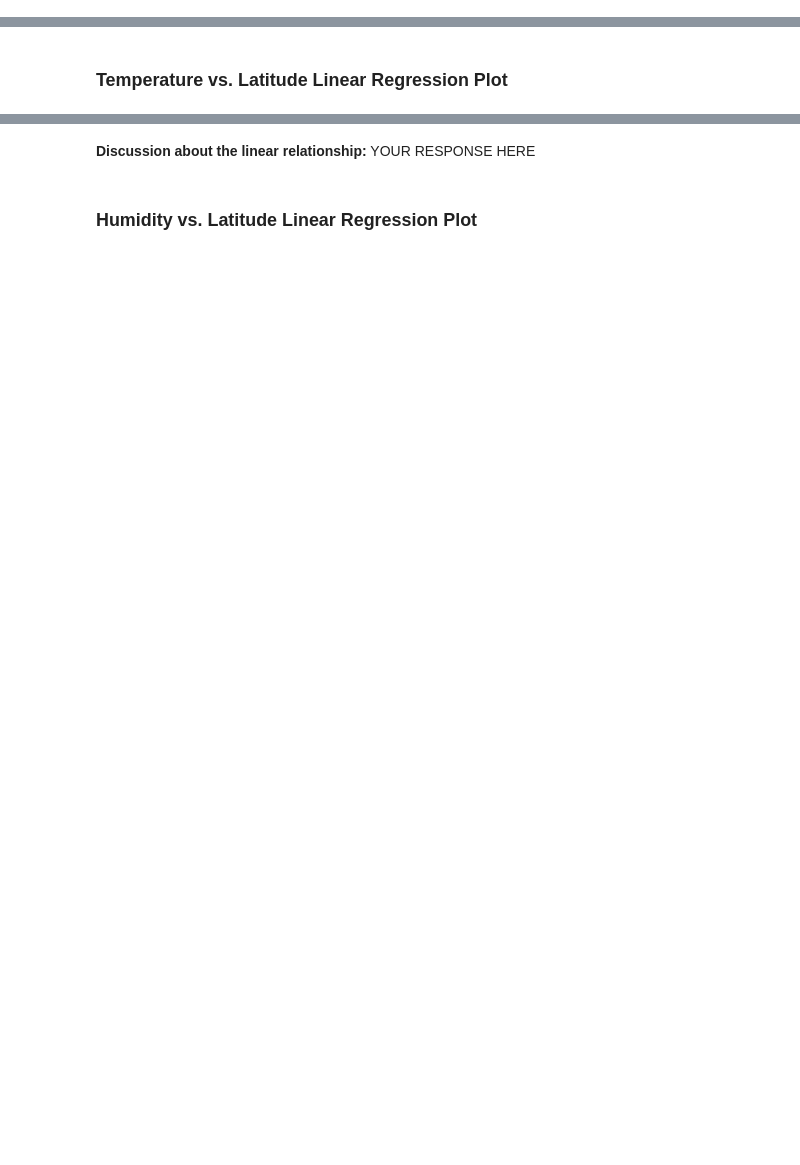
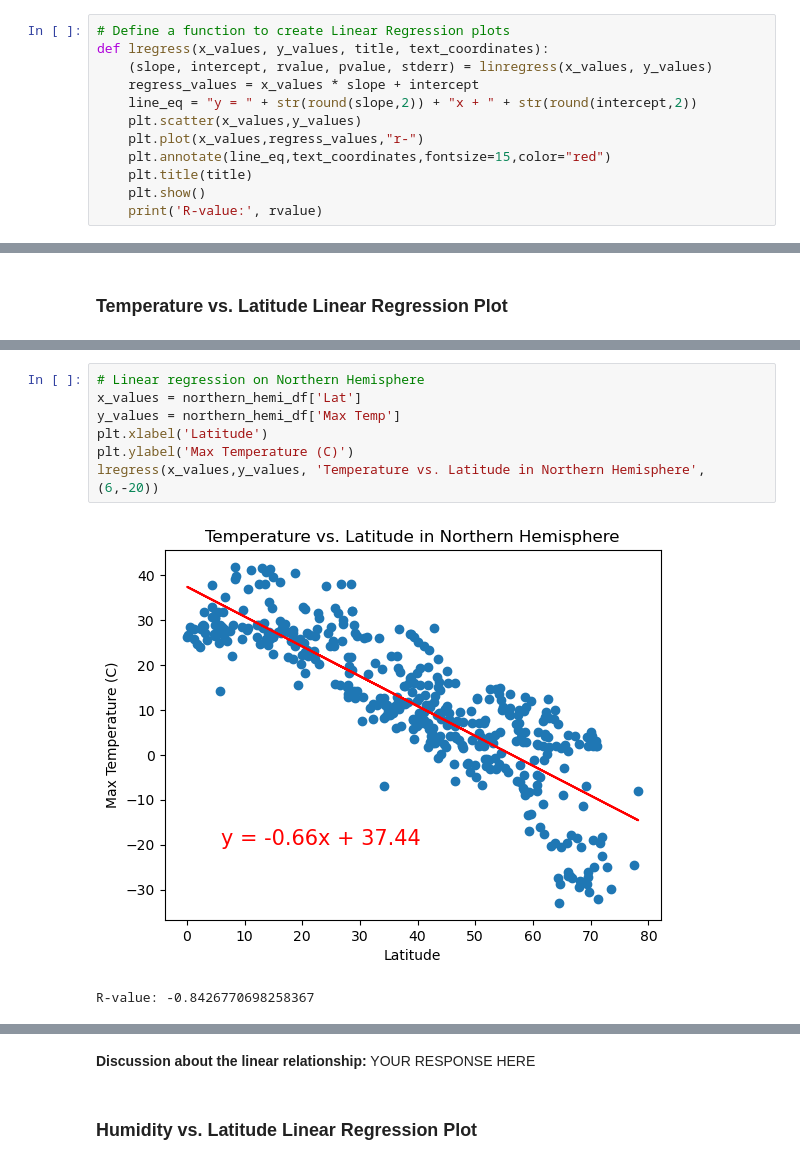
Before and after one commit to mike2463/python-api-challenge, a Jupyter notebook: WeatherPy.ipynb, the cells around one changed output, grey strips where cells are left out. Cells and saved outputs as stored; diff of their text form; blank space fills up the shorter version.

Commit message:
Linear Regression plots done

```diff
--- a/WeatherPy.ipynb
+++ b/WeatherPy.ipynb
@@ -278,3 +276,15 @@ plt.show()
+# %%
+# Define a function to create Linear Regression plots
+def lregress(x_values, y_values, title, text_coordinates):
+    (slope, intercept, rvalue, pvalue, stderr) = linregress(x_values, y_values)
+    regress_values = x_values * slope + intercept
+    line_eq = "y = " + str(round(slope,2)) + "x + " + str(round(intercept,2))
+    plt.scatter(x_values,y_values)
+    plt.plot(x_values,regress_values,"r-")
+    plt.annotate(line_eq,text_coordinates,fontsize=15,color="red")
+    plt.title(title)
+    plt.show()
+    print('R-value:', rvalue)
 # %%
 # Create a DataFrame with the Northern Hemisphere data (Latitude >= 0)
 northern_hemi_df = city_data_df[(city_data_df['Lat'] >= 0)]
@@ -319,0 +318,10 @@ The r-value is: 0.4121057168607245
+# %%
+# Linear regression on Northern Hemisphere
+x_values = northern_hemi_df['Lat']
+y_values = northern_hemi_df['Max Temp']
+plt.xlabel('Latitude')
+plt.ylabel('Max Temperature (C)')
+lregress(x_values,y_values, 'Temperature vs. Latitude in Northern Hemisphere', (6,-20))
+# %% [output]
+[figure, added]
+R-value: -0.8426770698258367
```
Also changed, not shown: parts of 27 cells of this notebook, 5 other files.
